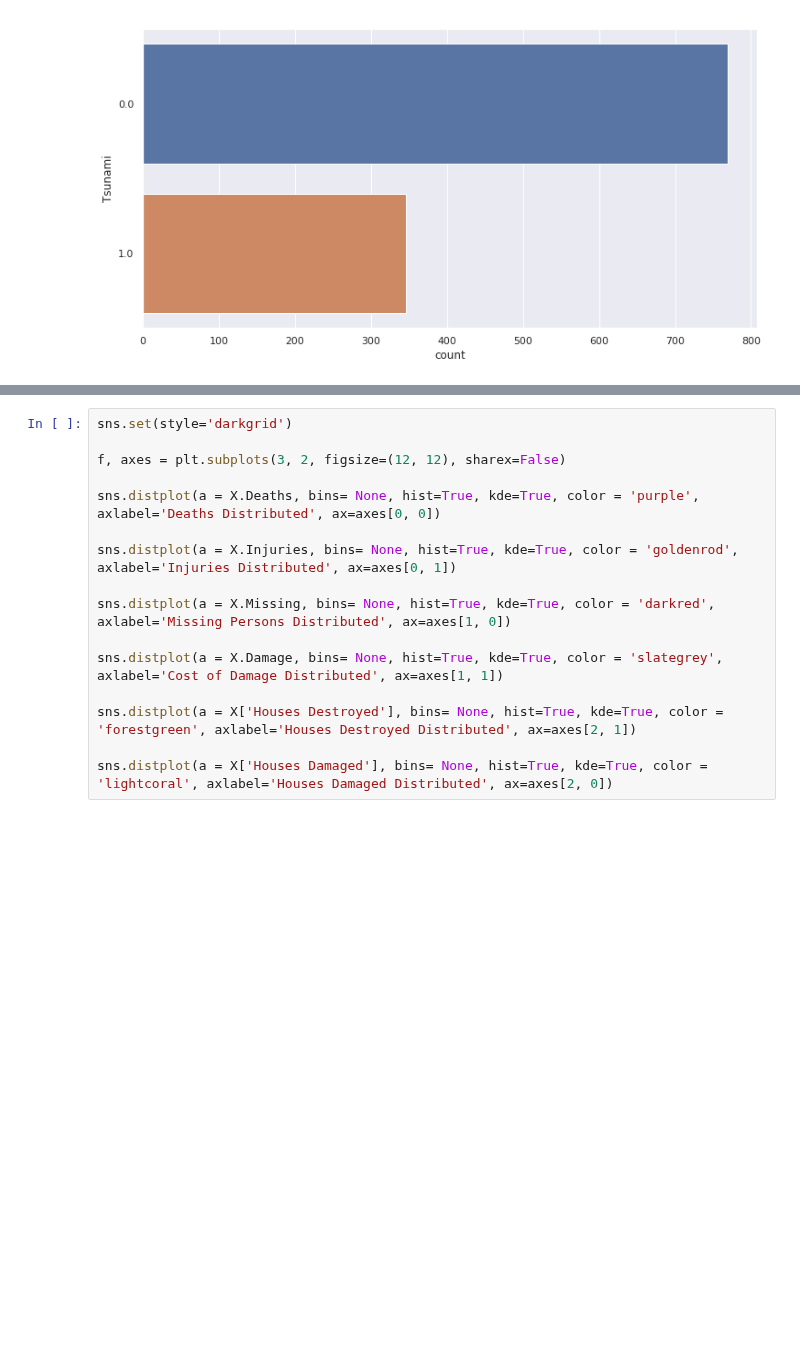
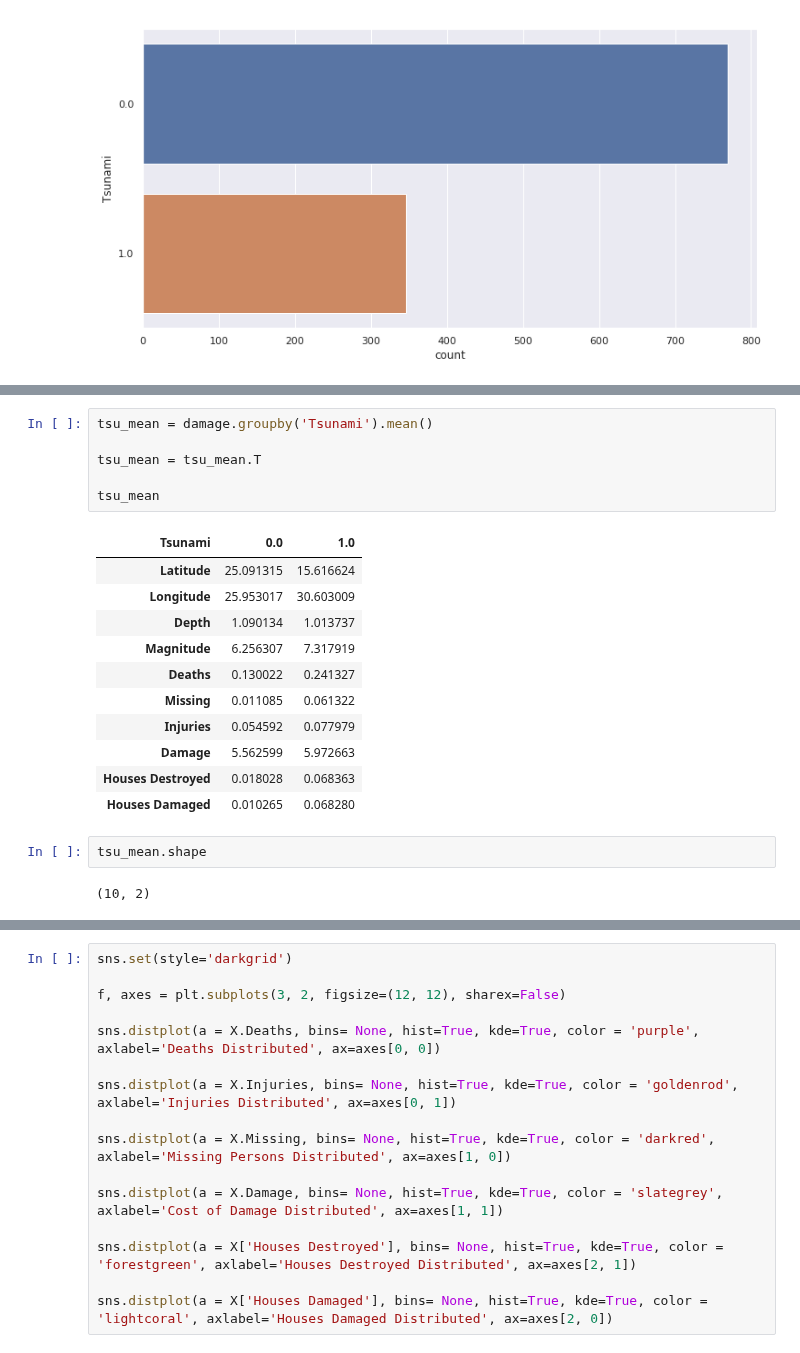
Before and after one commit to labs13-quake-viewer/ds-notebooks, a Jupyter notebook: Plots.ipynb, the cells around one changed output, grey strips where cells are left out. Saved outputs shown, nothing was run; the diff lists cells and outputs as text; blank space fills up the shorter version.

```diff
--- a/Plots.ipynb
+++ b/Plots.ipynb
@@ -61,0 +69,22 @@ plt.show()
+# %%
+tsu_mean = damage.groupby('Tsunami').mean()
+
+tsu_mean = tsu_mean.T
+
+tsu_mean
+# %% [output]
+| Tsunami | 0.0 | 1.0 |
+| Latitude | 25.091315 | 15.616624 |
+| Longitude | 25.953017 | 30.603009 |
+| Depth | 1.090134 | 1.013737 |
+| Magnitude | 6.256307 | 7.317919 |
+| Deaths | 0.130022 | 0.241327 |
+| Missing | 0.011085 | 0.061322 |
+| Injuries | 0.054592 | 0.077979 |
+| Damage | 5.562599 | 5.972663 |
+| Houses Destroyed | 0.018028 | 0.068363 |
+| Houses Damaged | 0.010265 | 0.068280 |
+# %%
+tsu_mean.shape
+# %% [output]
+(10, 2)
```
Also changed, not shown: parts of 4 cells of this notebook.
